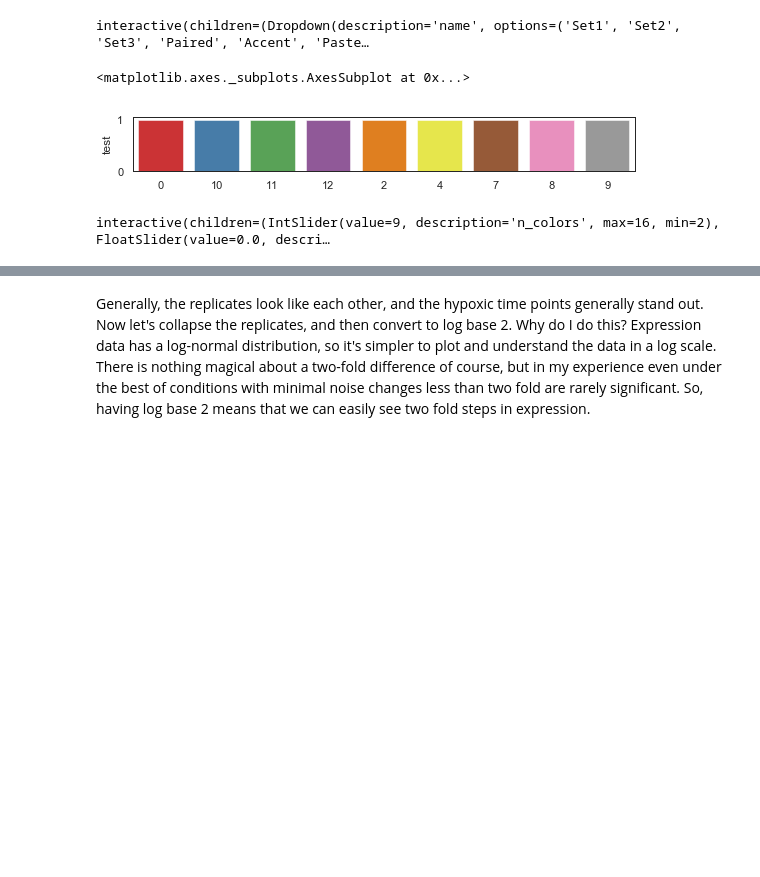
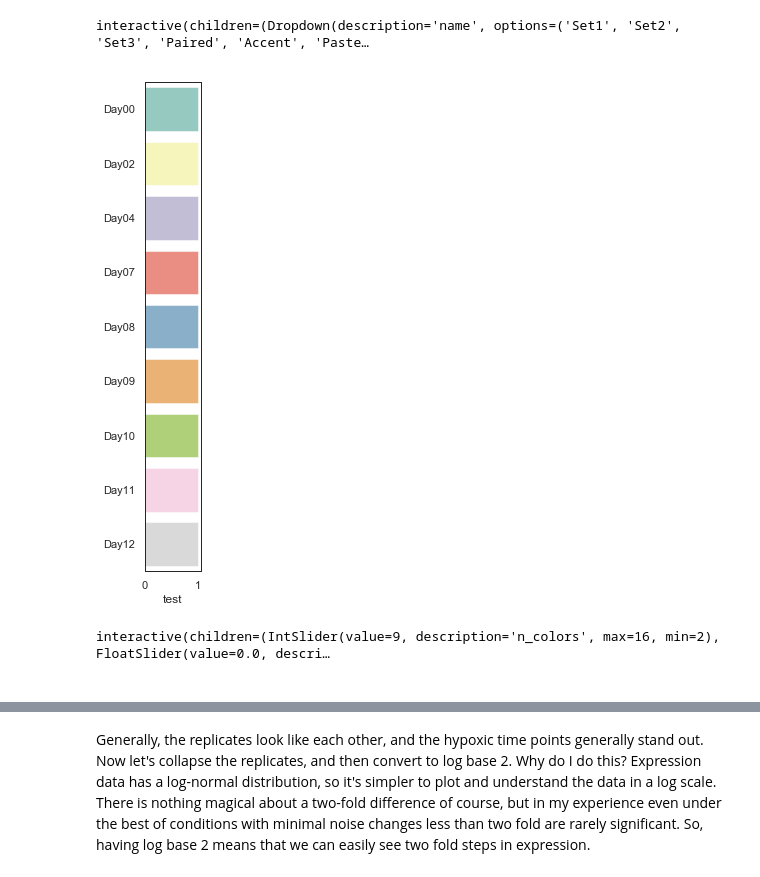
Before and after one commit to trustad/TBseqOmatic, a Jupyter notebook: RNAseq analysis worksheet.ipynb, the cells around one changed output, grey strips where cells are left out. Cells and saved outputs as stored; diff of their text form; code cells hidden in the pictures; blank space fills up the shorter version.

```diff
--- a/RNAseq analysis worksheet.ipynb
+++ b/RNAseq analysis worksheet.ipynb
@@ -223,28 +227,21 @@ paltest(unique_strains,strain_pal)
 # %%
-days = df['Day'].astype("str")
-unique_days = np.unique(days)
+day = df['Day']
+unique_day = np.unique(day)
 
 ## Now let's use an interactive color palette selector
-print(f"You'll want to set the number of colors to _{len(unique_days)}_ so that you have one color per unique value.")
+print(f"You'll want to set the number of colors to _{len(unique_day)}_ so that you have one color per unique value.")
 
 day_pal = sns.choose_colorbrewer_palette('q')
 # %% [output]
 You'll want to set the number of colors to _9_ so that you have one color per unique value.
 interactive(children=(Dropdown(description='name', options=('Set1', 'Set2', 'Set3', 'Paired', 'Accent', 'Paste…
-# %%
-## once color map is selected, we make a 'look-up-table' that tells us what color to map to each value
-## then make a table that has the color for each sample, based on the strain.
-day_lut = dict(zip(unique_days, day_pal))
-strain_cols = pd.Series(days).map(day_lut)
-
-
-paltest = pd.DataFrame(index = unique_days)
-paltest['test']=1
-plt.subplots(figsize = (len(unique_days),1))
-sns.barplot(x=paltest.index, y=paltest.test, palette = day_pal)
-# %% [output]
-<matplotlib.axes._subplots.AxesSubplot at 0x...>
-[figure, removed]
+# %%
+day_lut = dict(zip(unique_day, day_pal))
+day_cols = pd.Series(day).map(day_lut)
+
+paltest(unique_day,day_pal)
+# %% [output]
+[figure, added]
 # %%
 ## Lastly lets pick out a color scheme for the heatmap
 hmap_col = sns.choose_cubehelix_palette()
@@ -251,2 +250,4 @@ hmap_col = sns.choose_cubehelix_palette()
 # %% [output]
 interactive(children=(IntSlider(value=9, description='n_colors', max=16, min=2), FloatSlider(value=0.0, descri…
+# %% [markdown]
+<a id = 'Sanity-check'></a>
```
Also changed, not shown: parts of 27 cells of this notebook, 1 other file.
